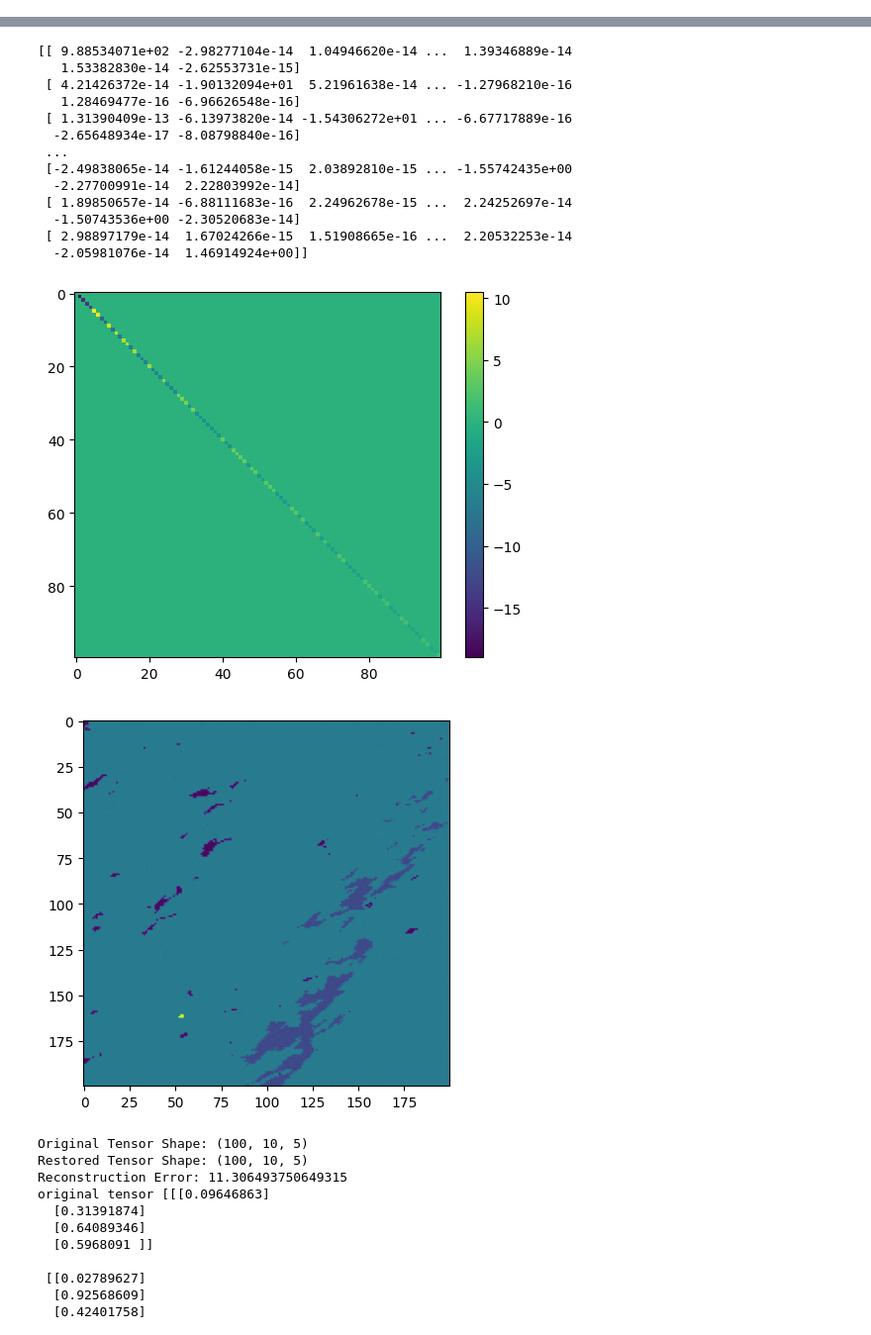
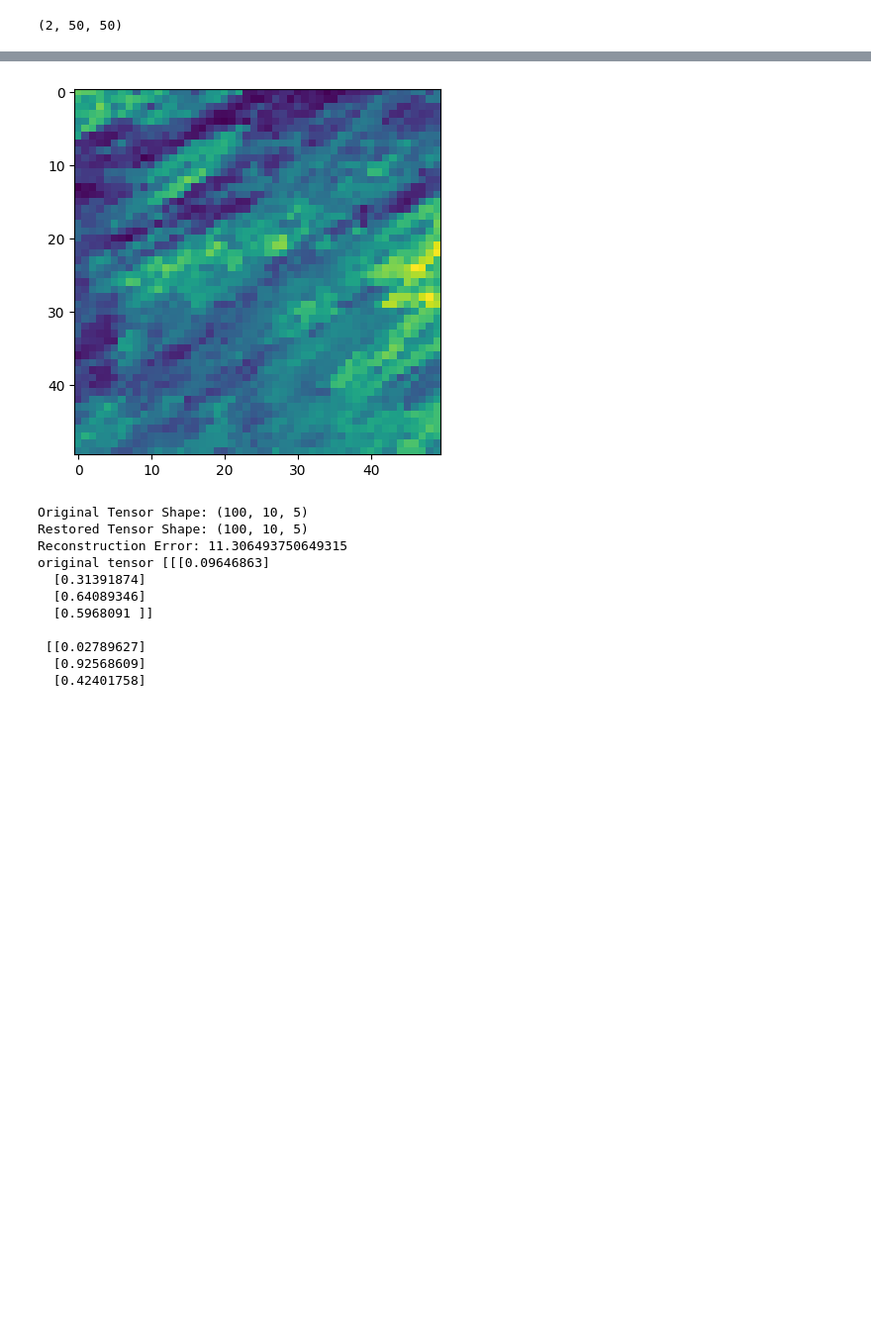
Before and after one commit to jliu2006/plant-predictor, a Jupyter notebook: Tensor decomposition.ipynb, the cells around one changed output, grey strips where cells are left out. Shown: that part at 99% size. Cells and saved outputs as stored; diff of their text form; code cells hidden in the pictures; blank space fills up the shorter version.

```diff
--- a/Tensor decomposition.ipynb
+++ b/Tensor decomposition.ipynb
@@ -57,7 +57,9 @@ Decomposed Factors Shapes: [(5, 2), (4, 2)]
 # %%
-test_file = np.load('/home/fun/wildfire_data/Rattlesnake_Fire_2017-09-07/MOD14A2_2018-01-09.npy')
-test_file.shape
-test_file1 = np.load('/home/fun/wildfire_data/Rattlesnake_Fire_2017-09-07/MOD14A2_2017-10-16.npy')
+test_file = np.load('/home/fun/wildfire_data/Sheep_Fire_2020-08-22/MOD13Q1_2022-07-28.npy')
+print(test_file.shape)
+test_file1 = np.load('/home/fun/wildfire_data/Sheep_Fire_2020-08-22/MOD13Q1_2022-07-28.npy')
+# %% [output]
+(2, 50, 50)
 # %%
 
 
@@ -66,7 +68,7 @@ shape = test_file.shape
 tensor = test_file
 
 # Perform tensor decomposition using Tucker decomposition
-rank = (100, 100)  # Desired ranks for each mode
+rank = (1,50, 50)  # Desired ranks for each mode
 core, factors = tl_decomp.tucker(tensor, rank)
 
 # Restore the full tensor from the decomposed core and factor matrices
@@ -81,24 +83,24 @@ print("Original Tensor Shape:", core.shape)
 print("Restored Tensor Shape:", restored_tensor.shape)
 print("Reconstruction Error:", reconstruction_error)
 
-print("original tensor", tensor[1:3,1:5])
+print("original tensor", tensor[0,1:3,1:5])
 # print("core", core)
 
 # print ("factors", factors)
 
-print ("restored_tensor", restored_tensor[1:3,1:5])
+print ("restored_tensor", restored_tensor[0, 1:3,1:5])
 
-print("error_matrix Error:", error_matrix[1:3,1:5])
+print("error_matrix Error:", error_matrix[0, 1:3,1:5])
 
-img = plt.imshow(tensor)
+img = plt.imshow(tensor[0])
 plt.show()
 
-print(core)
-core[0][0]=0
-plt.imshow(core)
-plt.colorbar()
+# print(core)
+# core[0][0]=0
+# plt.imshow(core)
+# plt.colorbar()
+# plt.show()
+
+img = plt.imshow(restored_tensor[0])
 plt.show()
-
-img = plt.imshow(restored_tensor)
-plt.show()
 # %% [output]
@@ -116,18 +118,4 @@ error_matrix Error: [[-0.00303887 -0.0428612   0.07538486  0.00539885]
-[[ 9.88534071e+02 -2.98277104e-14  1.04946620e-14 ...  1.39346889e-14
-   1.53382830e-14 -2.62553731e-15]
- [ 4.21426372e-14 -1.90132094e+01  5.21961638e-14 ... -1.27968210e-16
-   1.28469477e-16 -6.96626548e-16]
- [ 1.31390409e-13 -6.13973820e-14 -1.54306272e+01 ... -6.67717889e-16
-  -2.65648934e-17 -8.08798840e-16]
- ...
- [-2.49838065e-14 -1.61244058e-15  2.03892810e-15 ... -1.55742435e+00
-  -2.27700991e-14  2.22803992e-14]
- [ 1.89850657e-14 -6.88111683e-16  2.24962678e-15 ...  2.24252697e-14
-  -1.50743536e+00 -2.30520683e-14]
- [ 2.98897179e-14  1.67024266e-15  1.51908665e-16 ...  2.20532253e-14
-  -2.05981076e-14  1.46914924e+00]]
-[figure, old version]
+[figure, new version]
-[figure, removed]
 # %%
 import tensorly.decomposition as tl_decomp
 import tensorly.tenalg as tl_alg
```
Also changed, not shown: parts of 5 cells of this notebook, 27 other files.
